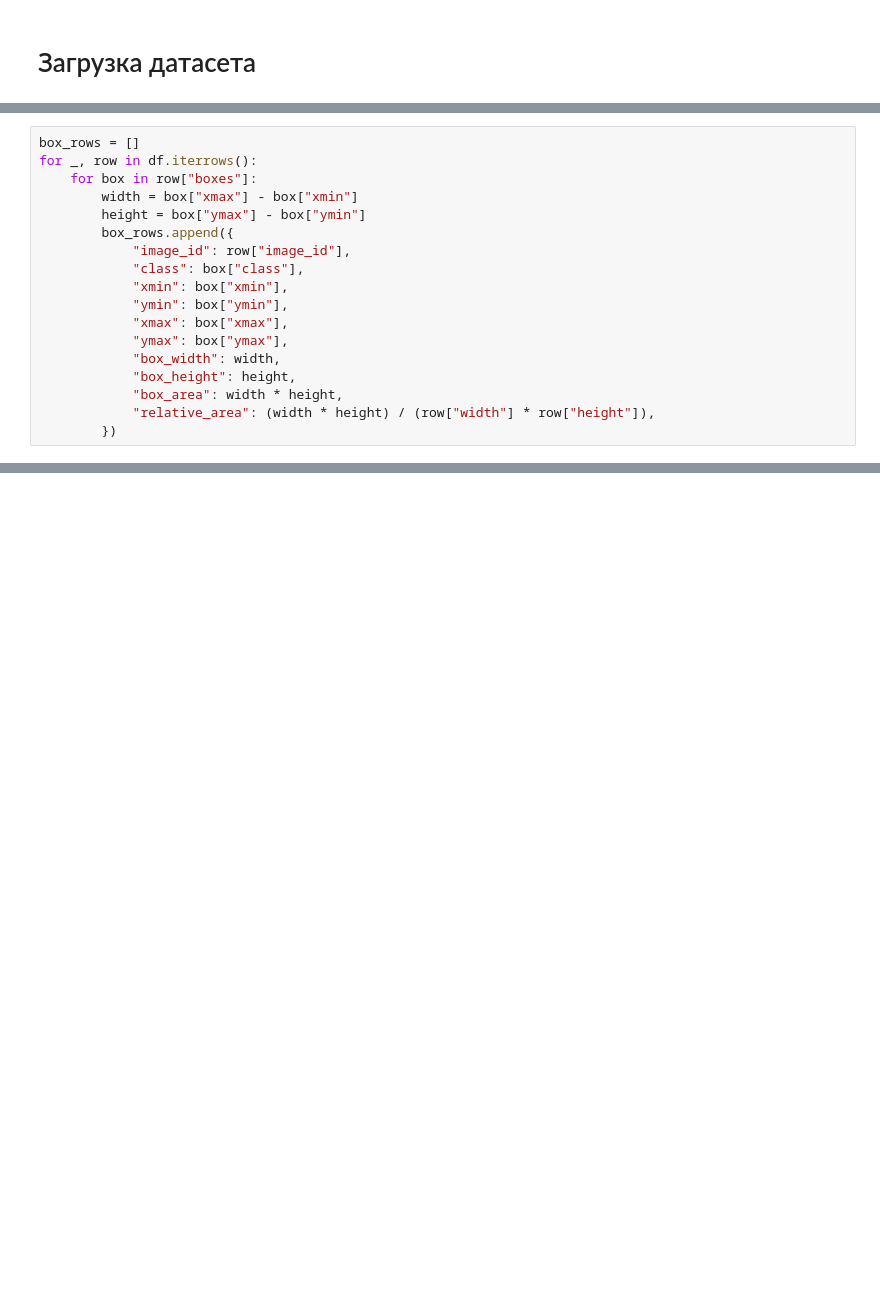
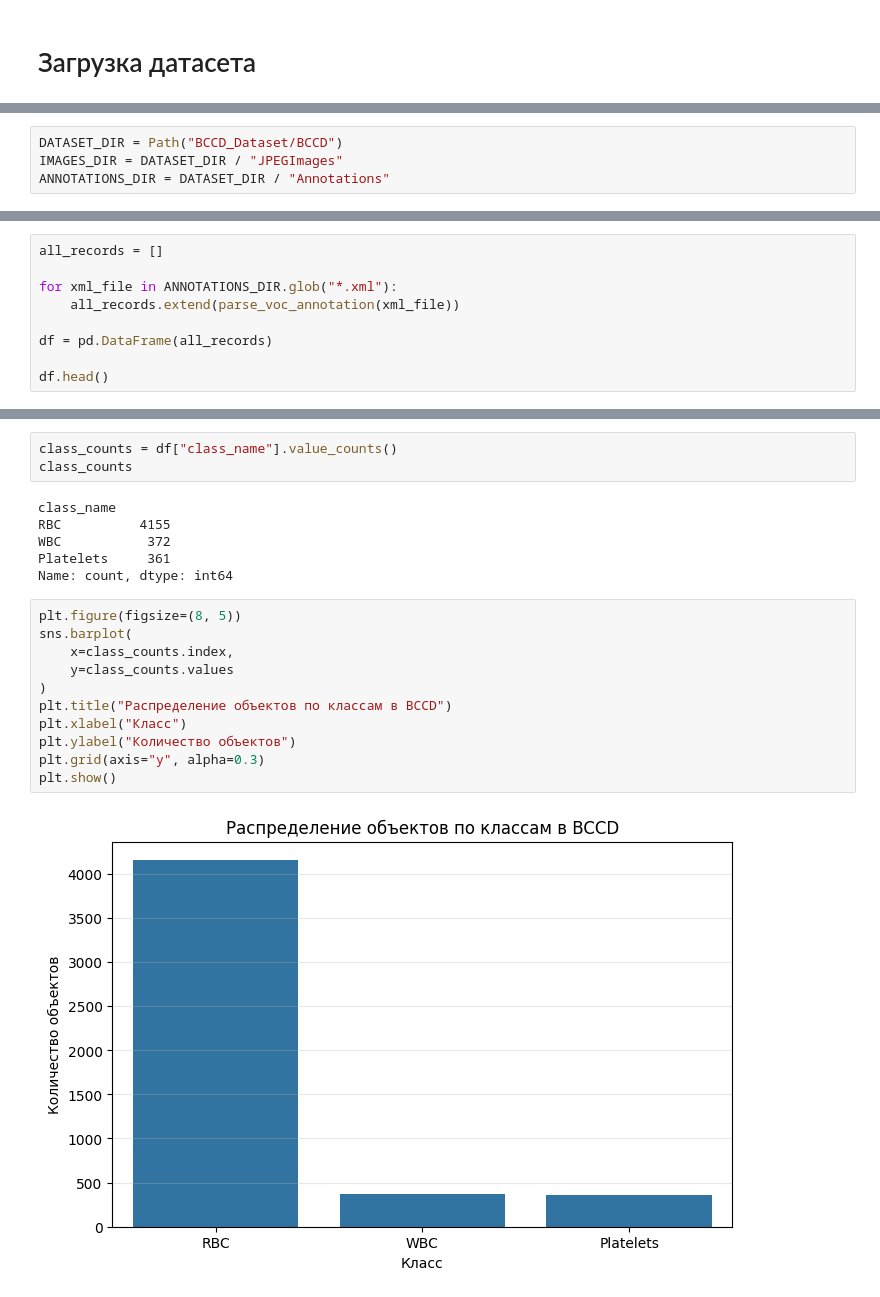
Before and after one commit to LunisLinus/machine_learning, a Jupyter notebook: practice/neural_networks/bccd/bccd.ipynb, the cells around one changed output, grey strips where cells are left out. Cells and saved outputs as stored; diff of their text form; blank space fills up the shorter version.

Commit message:
feat(nn): new version bccd

```diff
--- a/practice/neural_networks/bccd/bccd.ipynb
+++ b/practice/neural_networks/bccd/bccd.ipynb
@@ -186,18 +13,0 @@ plt.tight_layout()
-# %%
-box_rows = []
-for _, row in df.iterrows():
-    for box in row["boxes"]:
-        width = box["xmax"] - box["xmin"]
-        height = box["ymax"] - box["ymin"]
-        box_rows.append({
-            "image_id": row["image_id"],
-            "class": box["class"],
-            "xmin": box["xmin"],
-            "ymin": box["ymin"],
-            "xmax": box["xmax"],
-            "ymax": box["ymax"],
-            "box_width": width,
-            "box_height": height,
-            "box_area": width * height,
-            "relative_area": (width * height) / (row["width"] * row["height"]),
-        })
@@ -467,0 +24,4 @@ else:
+# %%
+DATASET_DIR = Path("BCCD_Dataset/BCCD")
+IMAGES_DIR = DATASET_DIR / "JPEGImages"
+ANNOTATIONS_DIR = DATASET_DIR / "Annotations"
@@ -467,0 +75,9 @@ else:
+# %%
+all_records = []
+
+for xml_file in ANNOTATIONS_DIR.glob("*.xml"):
+    all_records.extend(parse_voc_annotation(xml_file))
+
+df = pd.DataFrame(all_records)
+
+df.head()
@@ -467,0 +115,22 @@ else:
+# %%
+class_counts = df["class_name"].value_counts()
+class_counts
+# %% [output]
+class_name
+RBC          4155
+WBC           372
+Platelets     361
+Name: count, dtype: int64
+# %%
+plt.figure(figsize=(8, 5))
+sns.barplot(
+    x=class_counts.index,
+    y=class_counts.values
+)
+plt.title("Распределение объектов по классам в BCCD")
+plt.xlabel("Класс")
+plt.ylabel("Количество объектов")
+plt.grid(axis="y", alpha=0.3)
+plt.show()
+# %% [output]
+[figure, added]
```
Also changed, not shown: parts of 71 cells of this notebook, 25 other files.
